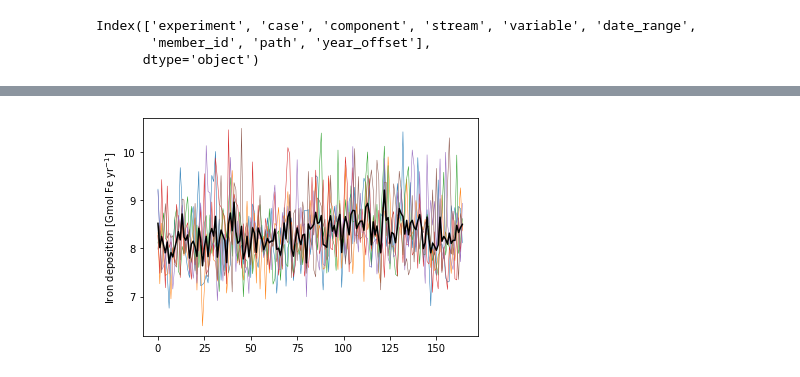
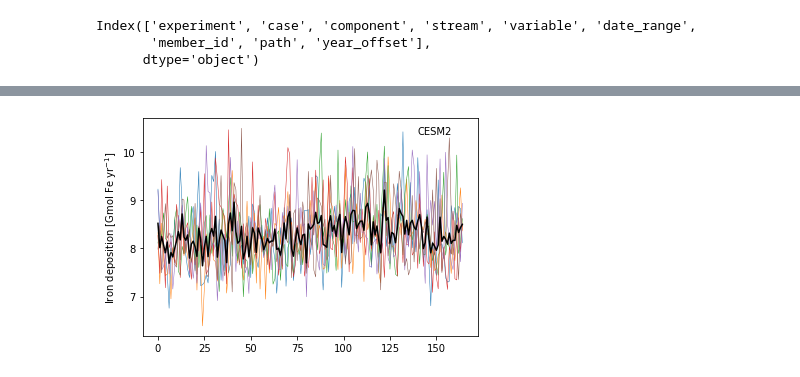
Before and after one commit to marbl-ecosys/cesm2-marbl, a Jupyter notebook: notebooks/forcing_iron_flux.ipynb, the cells around one changed output, grey strips where cells are left out. Cells and saved outputs as stored; diff of their text form; code cells hidden in the pictures.

```diff
--- a/notebooks/forcing_iron_flux.ipynb
+++ b/notebooks/forcing_iron_flux.ipynb
@@ -155,24 +180,27 @@ iron_flux_glb1.attrs['units'] = 'Gmol Fe yr$^{-1}$'
 iron_flux_glb1 = iron_flux_glb1.compute()
 iron_flux_glb1
 # %%
+### TODO: uncomment iron_flux_glb1 plots when we can read that data
+
 plot_name = f'timeseries.global.IRON_FLUX.pdf'
 
 fig = plt.figure()
 ax = fig.add_subplot(111)
 for i in iron_flux_glb2.member_id.values:
     ax.plot(iron_flux_glb2.time, iron_flux_glb2.sel(member_id=i), linewidth=0.5)
 
 ax.plot(iron_flux_glb2.time, iron_flux_glb2.mean('member_id'), color='k', linewidth=1.5)
 
 #ax.plot(iron_flux_glb1.time, iron_flux_glb1, linestyle='--', color='k', linewidth=1.5)
 
 ax.set_ylabel('Iron deposition [Gmol Fe yr$^{-1}$]');
 
-# Not sure why this line is bad
-###ax.text(cftime.DatetimeNoLeap(1990, 1, 1), iron_flux_glb2.sel(time='1990').max('member_id')*1.05, 'CESM2',color='k');
+# Need to get to the bottom of comment in cell [9] (why did we lose cftime in IRON_FLUX?)
+#ax.text(cftime.DatetimeNoLeap(1990, 1, 1), iron_flux_glb2.sel(time='1990').max('member_id')*1.05, 'CESM2',color='k');
+ax.text(140, iron_flux_glb2.isel(time=140).max('member_id')*1.05, 'CESM2',color='k');
 
 #ax.text(cftime.DatetimeNoLeap(1965, 1, 1), iron_flux_glb1.sel(time='1960')*1.02, 'CESM1',color='k');
 
 #plt.savefig(plot_name,dpi=300,bbox_inches='tight')
 # %% [output]
-[figure, old version]
+[figure, new version]
```
Also changed, not shown: parts of 7 cells of this notebook.
